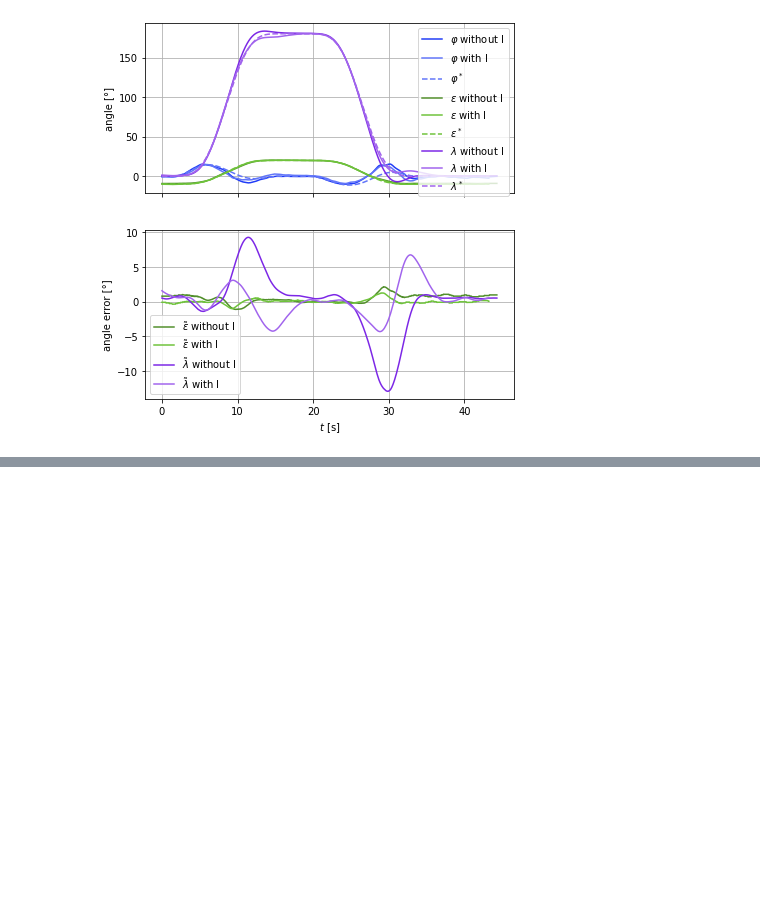
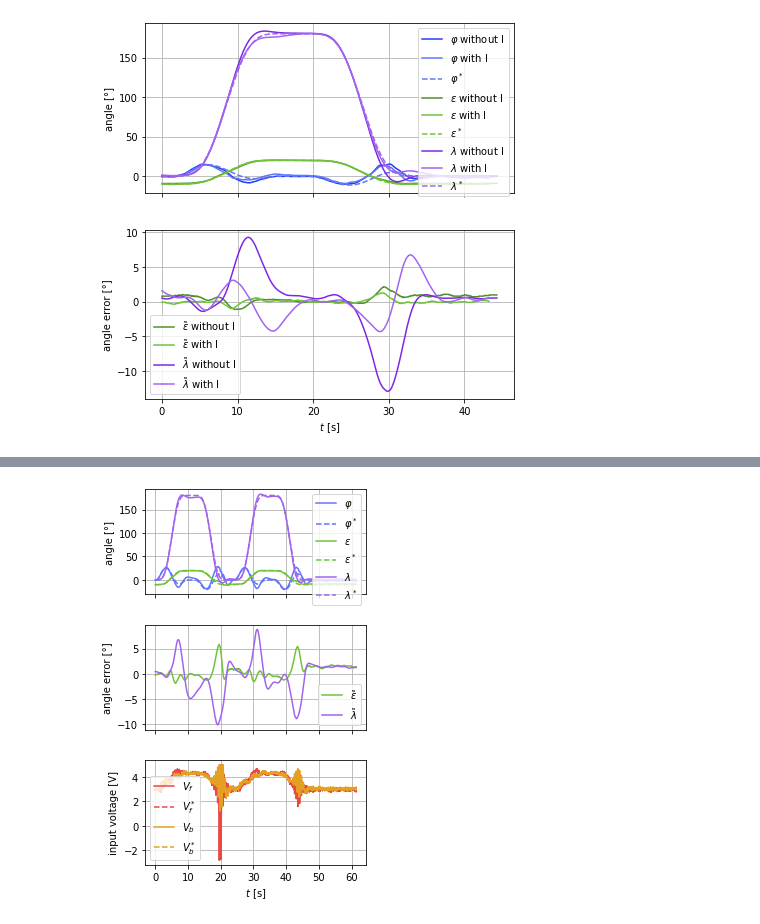
Before and after one commit to Rojetto/helicopter_thesis_code, a Jupyter notebook: scripts/diagrams.ipynb, the cells around one changed output, grey strips where cells are left out. Saved outputs shown, nothing was run; the diff lists cells and outputs as text; code cells hidden in the pictures; blank space fills up the shorter version.

```diff
--- a/scripts/diagrams.ipynb
+++ b/scripts/diagrams.ipynb
@@ -1103,0 +1112,8 @@ my_savefig('tvlqr_tvlqri_2.1.4')
+# %%
+meas = load_meas('dynext_ode_2.1.2_1')
+clip = clip_and_unify(meas)
+plt.figure(figsize=(4, 6))
+plot_traj(clip)
+my_savefig('dynext_ode_2.1.2')
+# %% [output]
+[figure, added]
```
Also changed, not shown: parts of 5 cells of this notebook, 10 other files.
